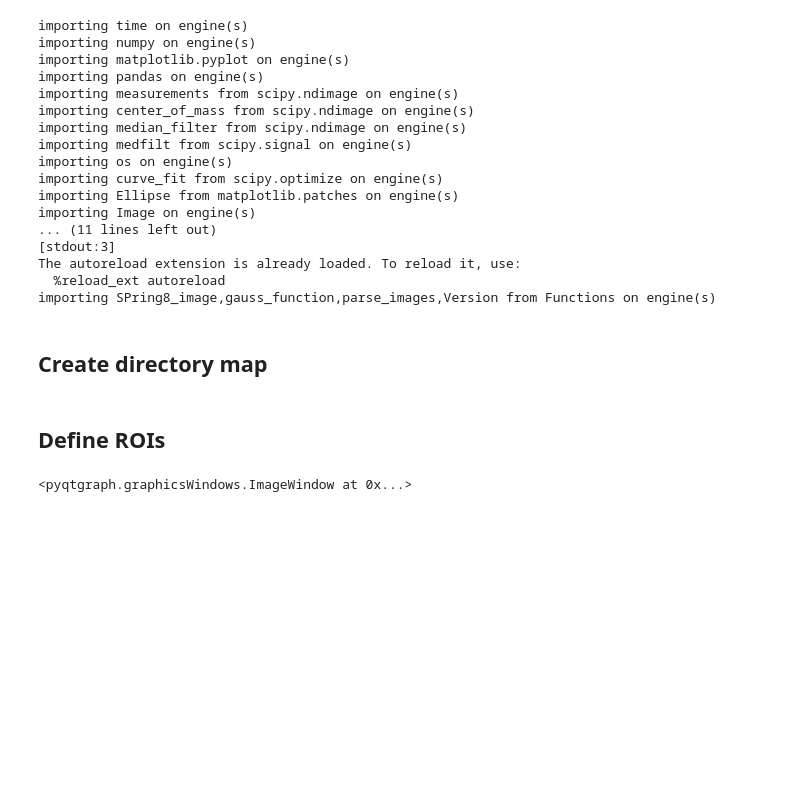
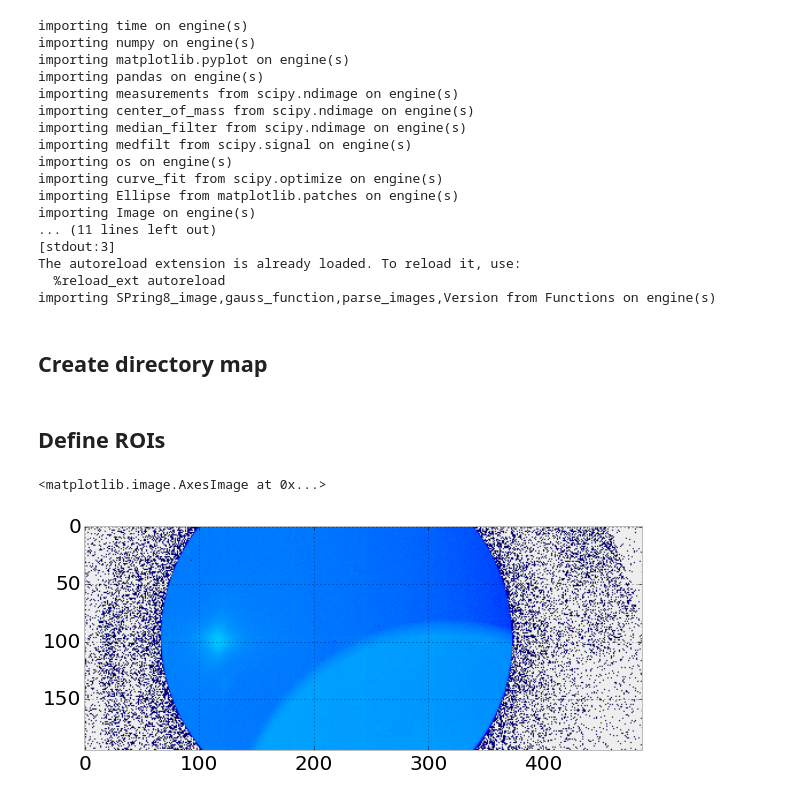
Before and after one commit to giulioungaretti/SPring8, a Jupyter notebook: Napkin.ipynb, the cells around one changed output. Drawn from its saved outputs; the diff is of its cells as text; code cells hidden in the pictures; blank space fills up the shorter version.

```diff
--- a/Napkin.ipynb
+++ b/Napkin.ipynb
@@ -81,10 +82,12 @@ pushed_functions = dview.push(dict(SPring8_image=SPring8_image,
 # %%
 image = SPring8_image(files[0])
 image.read_detector(2)
-# %%
-pg.image(image.img)
-# %% [output]
-<pyqtgraph.graphicsWindows.ImageWindow at 0x...>
+# %%
+imshow(log(image.img))
+slice_roi = []  # x1,x2,y1,y2
+# %% [output]
+<matplotlib.image.AxesImage at 0x...>
+[figure, added]
 # %%
 !git add 'Napkin.ipynb'
 !git commit  -m 'improved napkin'
```
Also changed, not shown: parts of 2 cells of this notebook.
